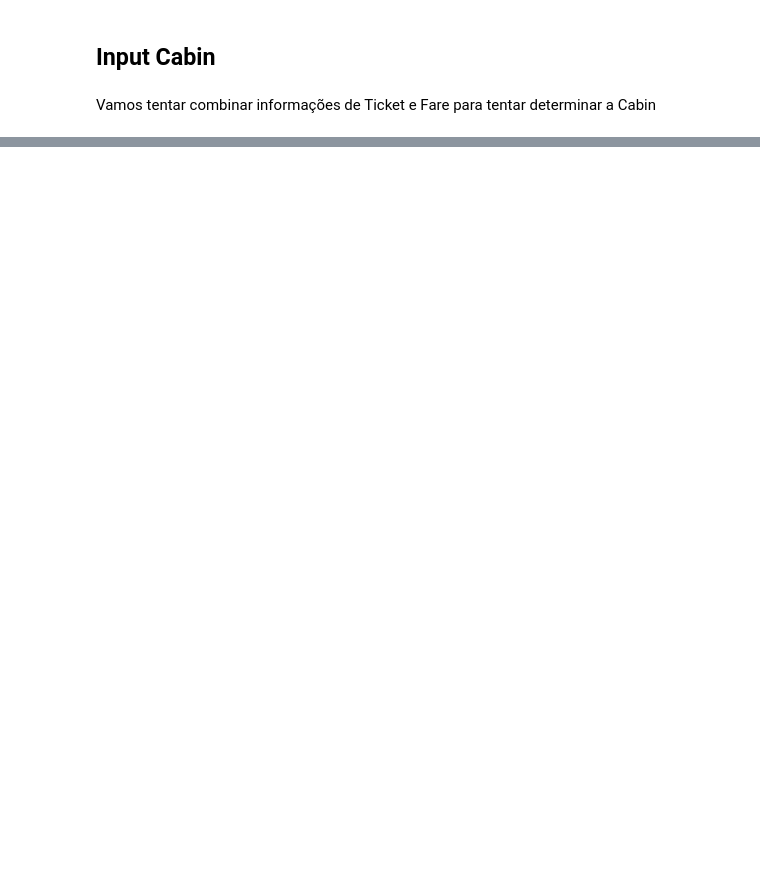
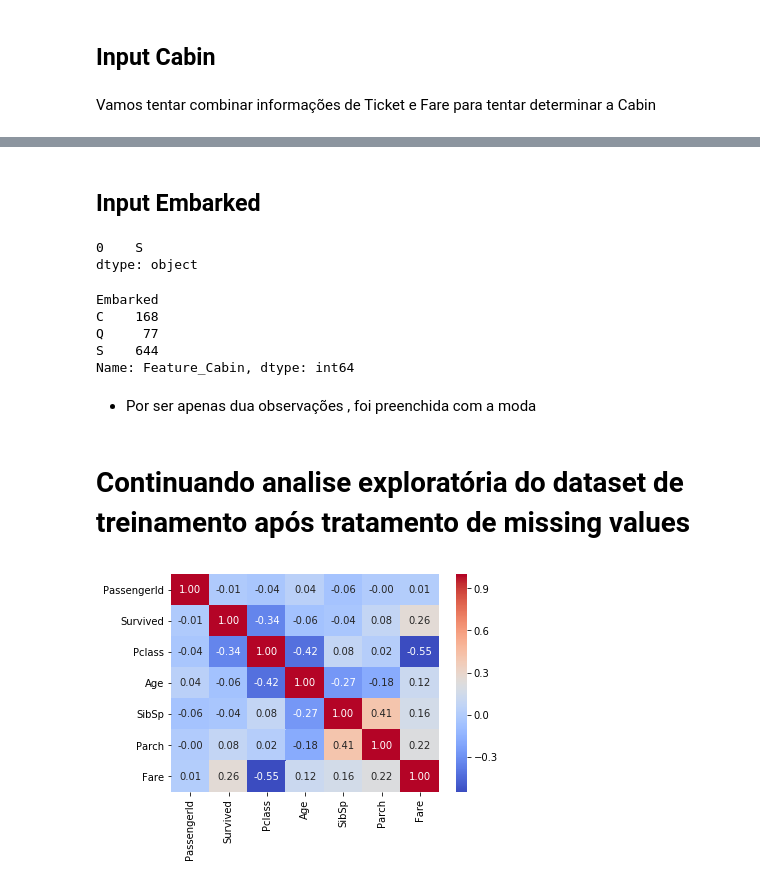
Before and after one commit to Pantoja87/Titanic-Disaster, a Jupyter notebook: TITANIC.ipynb, the cells around one changed output, grey strips where cells are left out. Cells and saved outputs as stored; diff of their text form; code cells hidden in the pictures; blank space fills up the shorter version.

```diff
--- a/TITANIC.ipynb
+++ b/TITANIC.ipynb
@@ -345,0 +402,4 @@ train_csv['Feature_Ticket']=train_csv['Ticket'].str.strip()
+# %%
+train_csv.Feature_Cabin[train_csv.Feature_Cabin =='Uknow'] = train_csv.Cabin[train_csv.Feature_Cabin =='Uknow'].str.extract('([a-zA-Z])', expand=False)
+# %%
+train_csv.Feature_Cabin[train_csv.Feature_Cabin.isna()] = 'Uknow'
@@ -345,0 +424,4 @@ train_csv['Feature_Ticket']=train_csv['Ticket'].str.strip()
+# %%
+train_csv.Cabin[train_csv.Cabin.isna()] = 'Uknow'
+
+train_csv.head()
@@ -345,0 +454,25 @@ train_csv['Feature_Ticket']=train_csv['Ticket'].str.strip()
+# %% [markdown]
+## Input Embarked
+# %%
+mode =  train_csv.Embarked.mode()
+print(mode)
+train_csv.Embarked[train_csv.Embarked.isna()] = mode
+# %% [output]
+0    S
+dtype: object
+# %%
+train_csv.groupby('Embarked').Feature_Cabin.count()
+# %% [output]
+Embarked
+C    168
+Q     77
+S    644
+Name: Feature_Cabin, dtype: int64
+# %% [markdown]
+* Por ser apenas dua observações , foi preenchida com a moda
+# %% [markdown]
+# Continuando analise exploratória do dataset de treinamento após tratamento de missing values
+# %%
+g = sns.heatmap(train_csv.corr(),annot=True, fmt = ".2f", cmap = "coolwarm")
+# %% [output]
+[figure, added]
```
Also changed, not shown: parts of 32 cells of this notebook.
